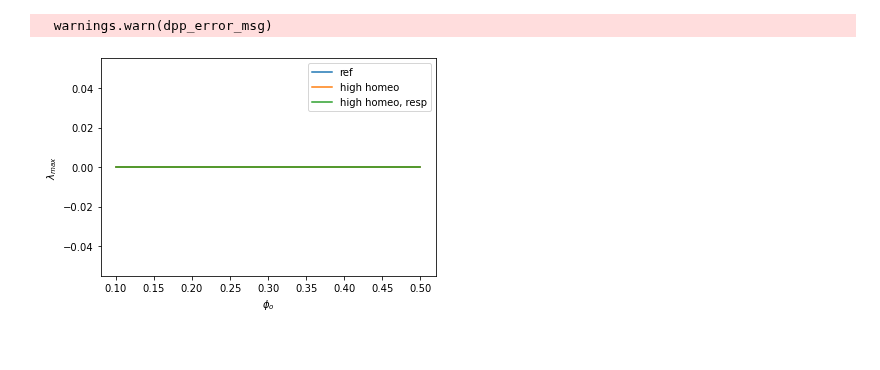
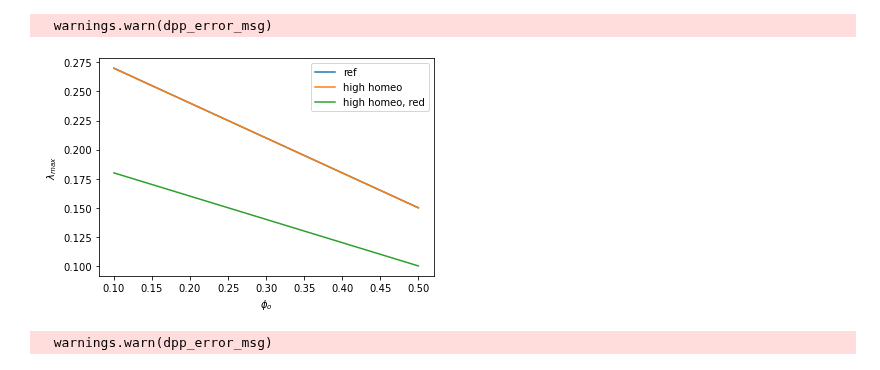
Before and after one commit to flamholz/redox-proteome, a Jupyter notebook: notebooks/LinearizedAutoModel.ipynb, the cells around one changed output. Cells and saved outputs as stored; diff of their text form; code cells hidden in the pictures.

Commit message:
updates to notebooks to reflect model changes

```diff
--- a/notebooks/LinearizedAutoModel.ipynb
+++ b/notebooks/LinearizedAutoModel.ipynb
@@ -42,21 +42,27 @@ lambda_max
 # %%
 # Run the model at various fixed lambda_hr values to calculate optimal phi values
-p = lam.max_anabolic_rate_problem(fix_lambda=True)
+p = lam.max_anabolic_rate_problem(max_lambda_hr=1e-5, phi_o=0.4)
 
 phis = []
-lambdas = np.logspace(-8, -3, 10)
+lambdas_actual = []
+max_lambdas = np.logspace(-3, -0.5, 50)
 
-for lam_val in lambdas:
-    p.param_dict['lambda_hr'].value = lam_val
+for max_lam in max_lambdas:
+    p.param_dict['max_lambda_hr'].value = max_lam
     res = p.solve()
     if p.status in ("infeasible", "unbounded"):
-        phis.append(np.zeros(lam.S_df.index.size + 1))
+        phis.append(np.zeros(lam.S_df.index.size + 1).tolist())
+        lambdas_actual.append(0)
         continue
+
+    # Have an optimum
     phis.append(p.var_dict['phis'].value.tolist() + [p.param_dict['phi_o'].value])
+    lambdas_actual.append(p.value)
 
 colnames = lam.S_df.index.values.tolist() + ['other']
 phi_df = pd.DataFrame(phis, columns=colnames)
-phi_df['lambda_hr'] = lambdas
-phi_df.set_index('lambda_hr', inplace=True)
+phi_df['max_lambda_hr'] = max_lambdas
+phi_df['actual_lambda_hr'] = lambdas_actual
+phi_df = phi_df.set_index('max_lambda_hr')
 phi_df.head()
 # %% [output]
@@ -192,54 +182,77 @@ res_df[mask][cols].sort_values('lambda_max', ascending=False)
 # %%
 ref_lam = LinearMetabolicModel.FromFiles(m_fname, S_fname)
 
 high_homeo_lam = LinearMetabolicModel.FromFiles(m_fname, S_fname)
-high_homeo_lam.set_process_mass('ATP_homeostasis', 400) # 4x baseline
+high_homeo_lam.set_process_mass('cyclic_flow', 400) # 4x baseline
 
-high_homeo_resp_lam = LinearMetabolicModel.FromFiles(m_fname, S_fname)
-high_homeo_resp_lam.set_process_mass('ATP_homeostasis', 400) # 4x baseline
-high_homeo_resp_lam.set_process_mass('reduction', 400) # 4x baseline
+high_homeo_red_lam = LinearMetabolicModel.FromFiles(m_fname, S_fname)
+high_homeo_red_lam.set_process_mass('cyclic_flow', 400) # 4x baseline
+high_homeo_red_lam.set_process_mass('reduction', 400) # 4x baseline
 
 phi_os = np.arange(0.1, 0.501, 0.1)
 ref_lambdas = [ref_lam.maximize_lambda(phi_o=p)[0] for p in phi_os]
 high_homeo_lambdas = [high_homeo_lam.maximize_lambda(phi_o=p)[0] for p in phi_os]
-high_homeo_resp_lambdas = [high_homeo_resp_lam.maximize_lambda(phi_o=p)[0] for p in phi_os]
+high_homeo_red_lambdas = [high_homeo_red_lam.maximize_lambda(phi_o=p)[0] for p in phi_os]
 
 plt.plot(phi_os, ref_lambdas, label='ref')
 plt.plot(phi_os, high_homeo_lambdas, label='high homeo')
-plt.plot(phi_os, high_homeo_resp_lambdas, label='high homeo, resp')
+plt.plot(phi_os, high_homeo_red_lambdas, label='high homeo, red')
 plt.legend()
 plt.xlabel(r'$\phi_o$')
 plt.ylabel(r'$\lambda_{max}$')
 plt.show()
 # %% [output]
   warnings.warn(dpp_error_msg)
-[figure, old version]
+[figure, new version]
 # %%
 ZCBs = np.arange(-1, 1.01, 0.05)
-phi_os = np.arange(0.1, 0.501, 0.2)
+phi_os = np.arange(0.3, 0.501, 0.1)
 homeo_costs = np.logspace(1, 3, 3)
-resp_costs = np.logspace(1, 3, 3)
+ox_costs = np.logspace(1, 3, 3)
 ATP_per_es = [0.25, 0.5, 1, 2]
 
-ref_lam = LinearMetabolicModel.FromFiles(m_fname, S_fname)
-res_dict = dict(ZCB=[], phi_o=[], homeo_cost=[], lambda_max=[], S6=[], resp_cost=[], resp_ATP_per_e=[])
+# Load a model, will copy it for each run so we know we are always modifying
+# same the baseline but don't need to read a file in the inner loop
+lmm = LinearMetabolicModel.FromFiles(m_fname, S_fname)
+res_dict = dict(ZCB=[], phi_o=[], homeo_cost=[], lambda_max=[], S6=[], ox_cost=[], ox_ATP_per_e=[])
+
+phi_names = ['phi_{0}'.format(p) for p in lmm.processes]
+j_names = ['j_{0}'.format(p) for p in lmm.processes]
+res_dict.update({k: [] for k in phi_names})
+res_dict.update({k: [] for k in j_names})
 
 for z in ZCBs:
-    ref_lam.set_ZCB(z)
     for phi_o in phi_os:
         for homeo_cost in homeo_costs:
-            for resp_cost in resp_costs:
+            for ox_cost in ox_costs:
                 for atp_per_e in ATP_per_es:
-                    ref_lam.set_process_mass('reduction', resp_cost)
+                    ref_lam = lmm.copy()
+                    ref_lam.set_ZCB(z)
+                    ref_lam.set_process_mass('oxidation', ox_cost)
+                    ref_lam.set_process_mass('cyclic_flow', ox_cost)
                     ref_lam.set_process_mass('ATP_homeostasis', homeo_cost)
+                    ref_lam.set_process_mass('redox_homeostasis', homeo_cost)
                     ref_lam.set_ATP_yield('reduction', atp_per_e)
-                    m, _ = ref_lam.maximize_lambda(phi_o=phi_o)
+                    m, opt_p = ref_lam.maximize_lambda(phi_o=phi_o)
                     res_dict['ZCB'].append(z)
                     res_dict['phi_o'].append(phi_o)
                     res_dict['homeo_cost'].append(homeo_cost)
                     res_dict['lambda_max'].append(m)
                     res_dict['S6'].append(ref_lam.get_S6())
-                    res_dict['resp_cost'].append(resp_cost)
-                    res_dict['resp_ATP_per_e'].append(atp_per_e)
+                    res_dict['ox_cost'].append(ox_cost)
+                    res_dict['ox_ATP_per_e'].append(atp_per_e)
+
+                    # get phis and fluxes
+                    phis = opt_p.var_dict['phis'].value
+                    if m == 0:
+                        phis = np.zeros(lmm.n_processes)
+                    ks = opt_p.param_dict['ks'].value
+                    ms = opt_p.param_dict['ms'].value
+                    js = phis*ks/ms
+                    for name, phi, j in zip(lmm.processes, phis, js):
+                        res_dict['phi_{0}'.format(name)].append(phi)
+                        res_dict['j_{0}'.format(name)].append(j)
 res_df = pd.DataFrame(res_dict)
+# %% [output]
+  warnings.warn(dpp_error_msg)
 # %%
```
Also changed, not shown: parts of 13 cells of this notebook, 1 other file.
